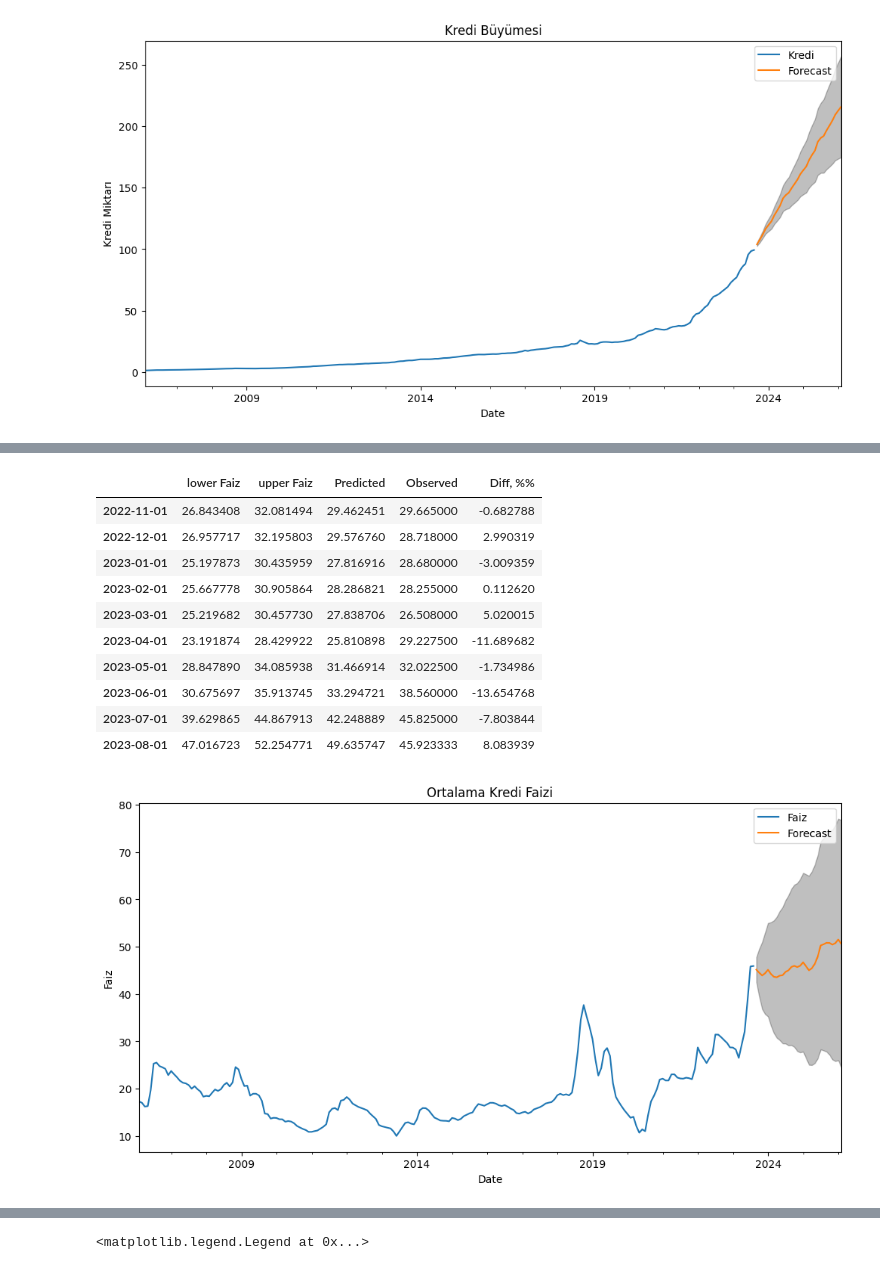
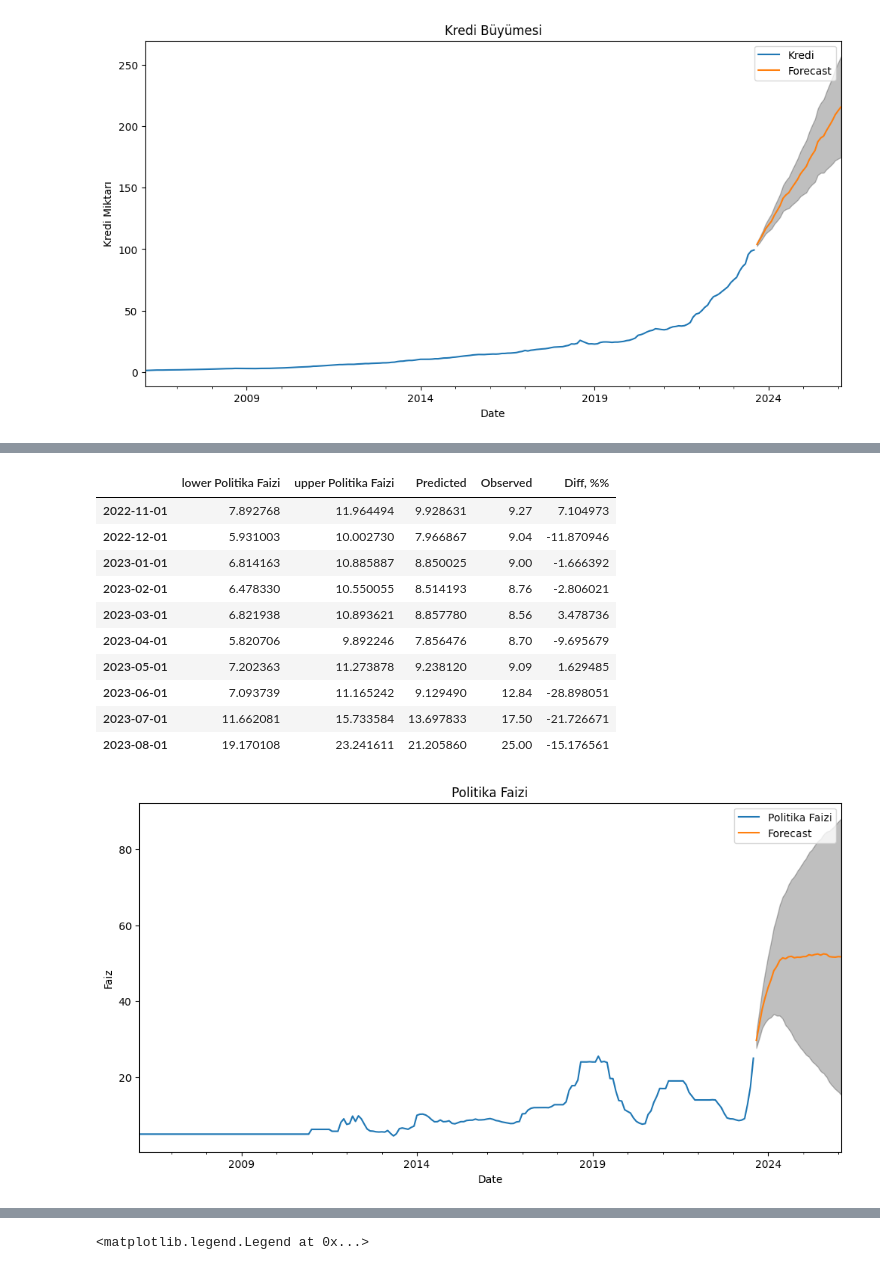
Before and after one commit to kaboya19/InflationForecast, a Jupyter notebook: InflationForecast.ipynb, the cells around one changed output, grey strips where cells are left out. Cells and saved outputs as stored; diff of their text form; code cells hidden in the pictures.

```diff
--- a/InflationForecast.ipynb
+++ b/InflationForecast.ipynb
@@ -414,7 +354,7 @@ pfaiz
 | 2023-08-01 | 25.00 |
 211 rows × 1 columns
 # %%
-X=pd.concat([df6["Onceki USD/TL"],dfn["Para Arzi Onceki"],df14.Brent,df3.Kredi,df4["Faiz"]],axis=1)
+X=pd.concat([df6["Onceki USD/TL"],dfn["Para Arzi Onceki"],df14.Brent,df3.Kredi,pfaiz["Politika Faizi"]],axis=1)
 # %%
 y=pd.DataFrame(df["CPI"])
 y["CPI"]=y["CPI"].astype(float)
@@ -999,8 +811,8 @@ Total fit time: 41.950 seconds
 # %%
 import statsmodels.api as sm
-mod = sm.tsa.statespace.SARIMAX(df4.astype(float),
-                                order=(2,1,0),
-                                seasonal_order=(0, 1, 2, 12),
+mod = sm.tsa.statespace.SARIMAX(pfaiz.astype(float),
+                                order=(3,1,0),
+                                seasonal_order=(2, 1, 1, 12),
                                 enforce_stationarity=False,
                                 enforce_invertibility=False)
 
@@ -1009,22 +821,22 @@ results = mod.fit()
 pred = results.get_prediction(start=pd.to_datetime('2021-10-01'), dynamic=False)
 pred_ci = pred.conf_int()
 # %%
-pred_ci['Predicted'] = (pred_ci["lower Faiz"] + pred_ci["upper Faiz"])/2
-pred_ci['Observed'] = df4["Faiz"]
+pred_ci['Predicted'] = (pred_ci["lower Politika Faizi"] + pred_ci["upper Politika Faizi"])/2
+pred_ci['Observed'] = pfaiz["Politika Faizi"]
 pred_ci['Diff, %%'] = ((pred_ci['Predicted'] / pred_ci['Observed'])-1) * 100
 pred_ci.tail(10)
 # %% [output]
-|  | lower Faiz | upper Faiz | Predicted | Observed | Diff, %% |
-| 2022-11-01 | 26.843408 | 32.081494 | 29.462451 | 29.665000 | -0.682788 |
-| 2022-12-01 | 26.957717 | 32.195803 | 29.576760 | 28.718000 | 2.990319 |
-| 2023-01-01 | 25.197873 | 30.435959 | 27.816916 | 28.680000 | -3.009359 |
-| 2023-02-01 | 25.667778 | 30.905864 | 28.286821 | 28.255000 | 0.112620 |
-| 2023-03-01 | 25.219682 | 30.457730 | 27.838706 | 26.508000 | 5.020015 |
-| 2023-04-01 | 23.191874 | 28.429922 | 25.810898 | 29.227500 | -11.689682 |
-| 2023-05-01 | 28.847890 | 34.085938 | 31.466914 | 32.022500 | -1.734986 |
-| 2023-06-01 | 30.675697 | 35.913745 | 33.294721 | 38.560000 | -13.654768 |
-| 2023-07-01 | 39.629865 | 44.867913 | 42.248889 | 45.825000 | -7.803844 |
-| 2023-08-01 | 47.016723 | 52.254771 | 49.635747 | 45.923333 | 8.083939 |
+|  | lower Politika Faizi | upper Politika Faizi | Predicted | Observed | Diff, %% |
+| 2022-11-01 | 7.892768 | 11.964494 | 9.928631 | 9.27 | 7.104973 |
+| 2022-12-01 | 5.931003 | 10.002730 | 7.966867 | 9.04 | -11.870946 |
+| 2023-01-01 | 6.814163 | 10.885887 | 8.850025 | 9.00 | -1.666392 |
+| 2023-02-01 | 6.478330 | 10.550055 | 8.514193 | 8.76 | -2.806021 |
+| 2023-03-01 | 6.821938 | 10.893621 | 8.857780 | 8.56 | 3.478736 |
+| 2023-04-01 | 5.820706 | 9.892246 | 7.856476 | 8.70 | -9.695679 |
+| 2023-05-01 | 7.202363 | 11.273878 | 9.238120 | 9.09 | 1.629485 |
+| 2023-06-01 | 7.093739 | 11.165242 | 9.129490 | 12.84 | -28.898051 |
+| 2023-07-01 | 11.662081 | 15.733584 | 13.697833 | 17.50 | -21.726671 |
+| 2023-08-01 | 19.170108 | 23.241611 | 21.205860 | 25.00 | -15.176561 |
 # %%
 # Get forecast in future
 pred_uc = results.get_forecast(steps=30)
@@ -1032,18 +844,18 @@ pred_uc = results.get_forecast(steps=30)
 # Get confidence intervals of forecasts
 pred_ci = pred_uc.conf_int()
 # %%
-ax = df4.plot(label='observed', figsize=(12, 6))
+ax = pfaiz.plot(label='observed', figsize=(12, 6))
 pred_uc.predicted_mean.plot(ax=ax, label='Forecast')
 ax.fill_between(pred_ci.index,
                 pred_ci.iloc[:, 0],
                 pred_ci.iloc[:, 1], color='k', alpha=.25)
 plt.xlabel('Date')
 plt.ylabel('Faiz')
-plt.title("Ortalama Kredi Faizi")
+plt.title("Politika Faizi")
 
 plt.legend()
 
 plt.show()
 # %% [output]
-[figure, old version]
+[figure, new version]
 # %%
```
Also changed, not shown: parts of 29 cells of this notebook.
